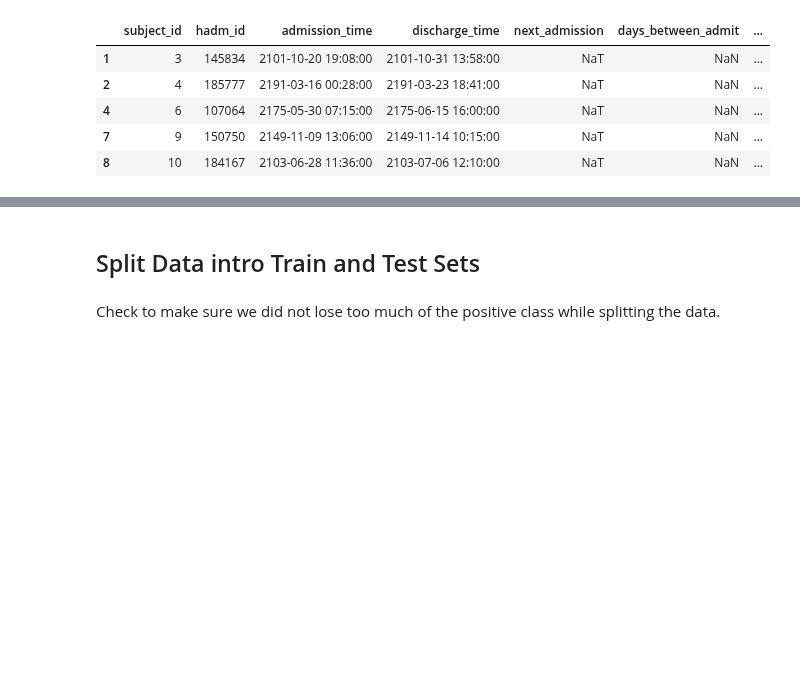
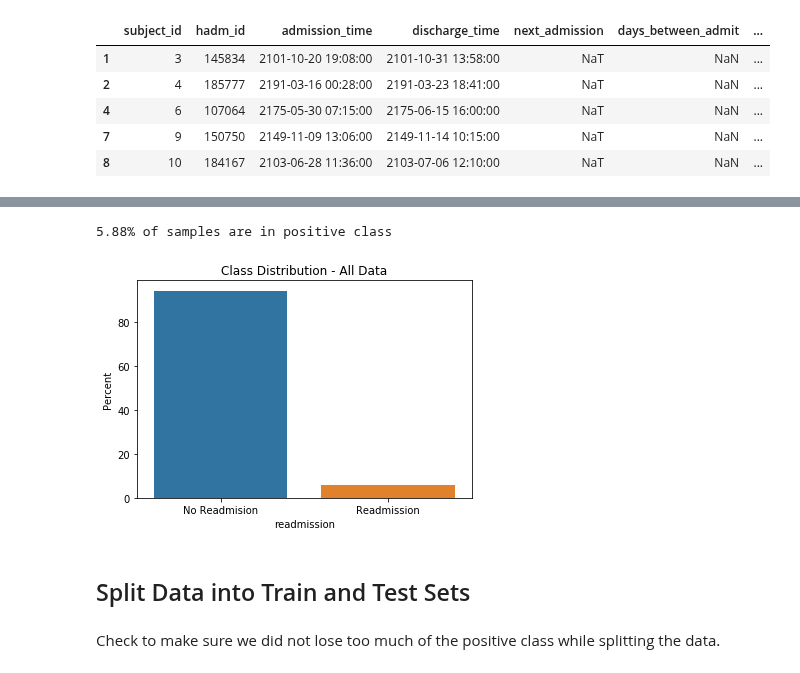
Before and after one commit to TheeChris/springboard, a Jupyter notebook: Capstone_2/notebooks/0.1-TheeChris-DataPrep.ipynb, the cells around one changed output, grey strips where cells are left out. Drawn from its saved outputs; the diff is of its cells as text; code cells hidden in the pictures; blank space fills up the shorter version.

```diff
--- a/Capstone_2/notebooks/0.1-TheeChris-DataPrep.ipynb
+++ b/Capstone_2/notebooks/0.1-TheeChris-DataPrep.ipynb
@@ -210,0 +238,3 @@ Table('noteevents', MetaData(bind=None), Column('row_id', INTEGER(), table=<note
+# %%
+# group by admissions and concat notes as a list
+grouped_df = nurse_discharge_df.groupby(['subject_id','hadm_id'])['text'].apply(list).to_frame().reset_index()
@@ -341,0 +399,7 @@ print('{:.2f}% of samples are in positive class'.format(pos_perc))
+# %%
+full_df = pd.merge(admissions_df[['subject_id','hadm_id','admission_time','discharge_time','next_admission','days_between_admit','admission_type','time_of_death']],
+                        grouped_df[['subject_id','hadm_id','text']],
+                        on = ['subject_id','hadm_id'],
+                        how = 'left')
+
+assert len(full_df) == len(admissions_df)
@@ -341,0 +431,6 @@ print('{:.2f}% of samples are in positive class'.format(pos_perc))
+# %%
+# drop NEWBORN admissions
+clean_df = full_df[full_df.admission_type != 'NEWBORN'].copy()
+# %%
+# add target variable
+clean_df['readmission'] = (clean_df.days_between_admit < 30).astype('int')
@@ -342,4 +449,19 @@ print('{:.2f}% of samples are in positive class'.format(pos_perc))
+# %%
+# plot the distribution of positive and negative samples
+ax = sns.barplot(x='readmission', y='readmission',data=clean_df, estimator=lambda x: len(x) / len(clean_df.readmission) * 100)
+ax.set_ylabel("Percent")
+ax.set_xticklabels(["No Readmision","Readmission"])
+ax.set_title('Class Distribution - All Data')
+plt.savefig(os.path.join(PROJ_ROOT, 'reports',
+                         'figures','class_balance.png'))
+
+# compute percentage of samples who were readmitted within 30 days (positive)
+pos_perc = clean_df.readmission.sum() / len(clean_df.readmission) * 100
+print('{:.2f}% of samples are in positive class'.format(pos_perc))
+# %% [output]
+5.88% of samples are in positive class
+[figure, added]
 # %% [markdown]
-## Split Data intro Train and Test Sets
+## Split Data into Train and Test Sets
 # %%
 # shuffle the samples
```
Also changed, not shown: parts of 22 cells of this notebook.
